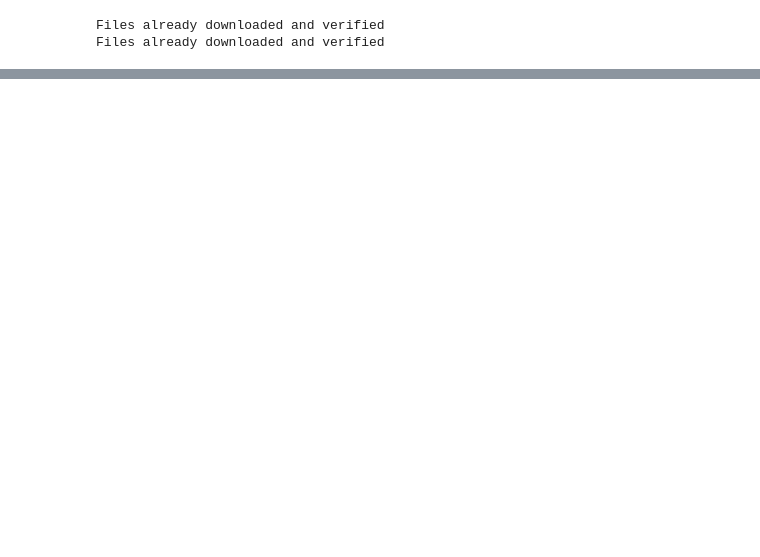
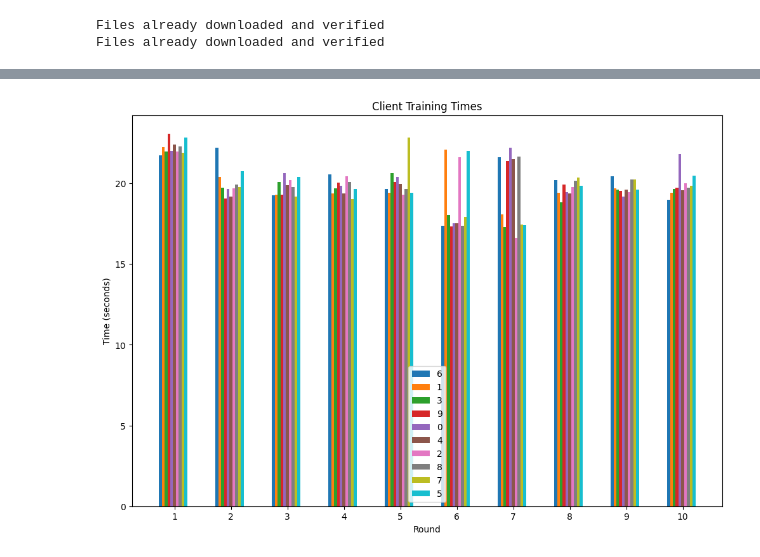
Before and after one commit to vipulhld001/flower, a Jupyter notebook: MyStrat/ftatime.ipynb, the cells around one changed output, grey strips where cells are left out. Saved outputs shown, nothing was run; the diff lists cells and outputs as text; code cells hidden in the pictures; blank space fills up the shorter version.

```diff
--- a/MyStrat/ftatime.ipynb
+++ b/MyStrat/ftatime.ipynb
@@ -462,0 +509,25 @@ INFO :      configure_evaluate: strategy sampled 10 clients (out of 10)
+# %%
+def plot_times(client_training_times):
+    client_ids = list(client_training_times.keys())
+    num_rounds = len(client_training_times[client_ids[0]])
+
+    x = np.arange(num_rounds)  # Positions of the bars
+    bar_width = 0.05 # Width of bars
+    fig, ax = plt.subplots(figsize=(12, 8))
+
+    for i, client_id in enumerate(client_ids):
+        times = client_training_times[client_id]
+        ax.bar(x + i * bar_width, times, bar_width, label=client_id)
+
+    ax.set_xlabel("Round")
+    ax.set_ylabel("Time (seconds)")
+    ax.set_title("Client Training Times")
+    ax.set_xticks(x + bar_width * round(len(client_ids) / 2))
+    ax.set_xticklabels(np.arange(1, num_rounds + 1))
+    ax.legend()
+
+    plt.show()
+
+plot_times(strategy.client_training_times)
+# %% [output]
+[figure, added]
```
Also changed, not shown: parts of 16 cells of this notebook.
